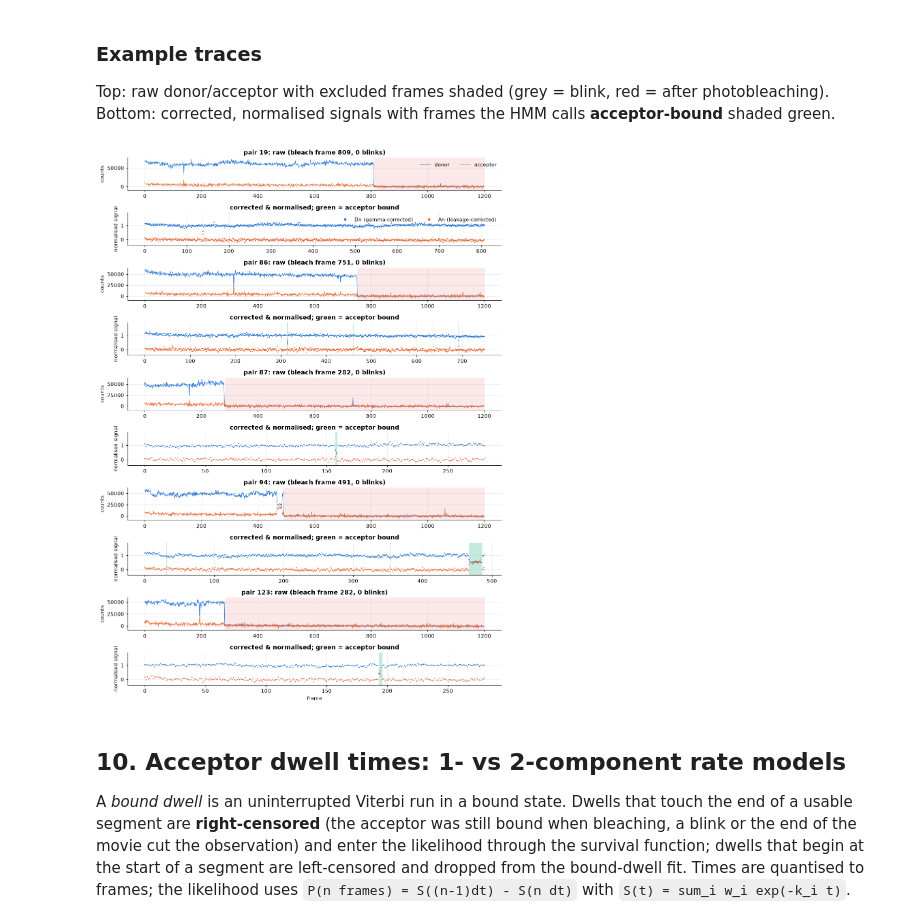
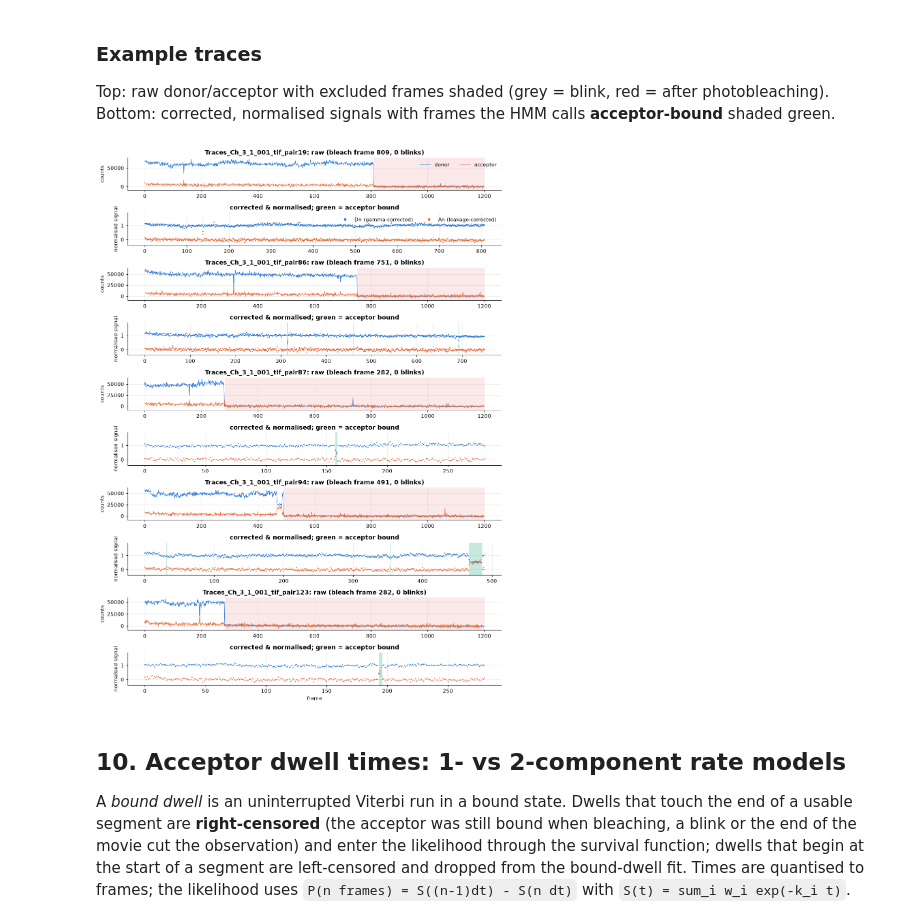
Before and after one commit to emc2emc2/20261001-FRET-colocalization, a Jupyter notebook: smfret_hmm_pipeline.ipynb, the cells around one changed output. Cells and saved outputs as stored; diff of their text form; code cells hidden in the pictures.

```diff
--- a/smfret_hmm_pipeline.ipynb
+++ b/smfret_hmm_pipeline.ipynb
@@ -814,7 +822,7 @@ for n in norm:
     t, p = n["trace"], n["pp"]
     Xs = [np.column_stack([n["Dn"][s:e], n["An"][s:e]]) for s, e in n["segs"]]
     if not Xs:
-        trace_rows.append(dict(pair=t.pair, fit_ok=False, n_fit_frames=0))
+        trace_rows.append(dict(trace=t.name, fit_ok=False, n_fit_frames=0))
         continue
     L = [len(x) for x in Xs]
     model, ok = F.fit_individual_hmm(np.vstack(Xs), L, g, prior_strength=PRIOR_STRENGTH,
@@ -827,23 +835,23 @@ for n in norm:
         st = paths[pos:pos + len(x)]
         pos += len(x)
         b = bound_state[st]
-        bound_paths.append((f"pair{t.pair}", s, b))
+        bound_paths.append((t.name, s, b))
         frame_tables.append(pd.DataFrame(dict(
-            pair=t.pair, frame=np.arange(s, e), Dn=x[:, 0], An=x[:, 1], FRET=F.frame_fret(x[:, 0], x[:, 1]),
+            trace=t.name, pair=t.pair, frame=np.arange(s, e), Dn=x[:, 0], An=x[:, 1], FRET=F.frame_fret(x[:, 0], x[:, 1]),
             state=st, state_FRET=sE[st], bound=b)))
     for k in range(N_STATES):
-        indiv_states.append(dict(pair=t.pair, state=k, FRET=sE[k], occupancy=float(np.mean(np.concatenate(
+        indiv_states.append(dict(trace=t.name, pair=t.pair, state=k, FRET=sE[k], occupancy=float(np.mean(np.concatenate(
             [paths[sum(L[:i]):sum(L[:i + 1])] for i in range(len(L))]) == k))))
-    trace_rows.append(dict(pair=t.pair, fit_ok=ok, n_fit_frames=int(sum(L))))
+    trace_rows.append(dict(trace=t.name, fit_ok=ok, n_fit_frames=int(sum(L))))
 
 frames = pd.concat(frame_tables, ignore_index=True)
 dwells = F.extract_dwells(bound_paths)
 
-summary = qc[qc.accepted].reset_index(drop=True).merge(pd.DataFrame(trace_rows), on="pair", how="left")
+summary = qc[qc.accepted].reset_index(drop=True).merge(pd.DataFrame(trace_rows), on="trace", how="left")
 summary["mean_total_counts"] = [n["mean_total"] for n in norm]
-per_trace = frames.groupby("pair").agg(bound_frames=("bound", "sum"), frames_fit=("bound", "size"))
-summary = summary.merge(per_trace, on="pair", how="left")
-summary["n_bound_events"] = summary.pair.map(dwells[dwells.bound].groupby(dwells.trace.str.replace("pair", "").astype(int)).size()).fillna(0).astype(int)
+per_trace = frames.groupby("trace").agg(bound_frames=("bound", "sum"), frames_fit=("bound", "size"))
+summary = summary.merge(per_trace, on="trace", how="left")
+summary["n_bound_events"] = summary.trace.map(dwells[dwells.bound].groupby("trace").size()).fillna(0).astype(int)
 summary["bound_fraction"] = summary.bound_frames / summary.frames_fit
 print(f"individual fits ok: {int(summary.fit_ok.sum())} / {len(summary)}")
 summary.round(3)
@@ -862,33 +870,33 @@ Bottom: corrected, normalised signals with frames the HMM calls **acceptor-bound
 # %%
 sel = norm[:N_EXAMPLE_TRACES]
 fig, axes = plt.subplots(2 * len(sel), 1, figsize=(11, 3.0 * len(sel)), sharex=False)
 axes = np.atleast_1d(axes)
 for i, n in enumerate(sel):
     t, p = n["trace"], n["pp"]
     a0, a1 = axes[2 * i], axes[2 * i + 1]
     fr = np.arange(t.n_frames)
     a0.plot(fr, t.D, color=C_D, lw=0.8, label="donor")
     a0.plot(fr, t.A, color=C_A, lw=0.8, label="acceptor")
     for s, e in p.blinks:
         a0.axvspan(s, e, color="0.6", alpha=0.35, lw=0)
     if p.bleach_frame is not None:
         a0.axvspan(p.bleach_frame, t.n_frames, color="#e34948", alpha=0.12, lw=0)
-    a0.set(ylabel="counts", title=f"pair {t.pair}: raw (bleach frame {p.bleach_frame}, {len(p.blinks)} blinks)")
+    a0.set(ylabel="counts", title=f"{t.name}: raw (bleach frame {p.bleach_frame}, {len(p.blinks)} blinks)")
     a1.plot(fr[p.valid], n["Dn"][p.valid], ".", ms=2, color=C_D, label="Dn (gamma-corrected)")
     a1.plot(fr[p.valid], n["An"][p.valid], ".", ms=2, color=C_A, label="An (leakage-corrected)")
-    ft = frames[frames.pair == t.pair]
+    ft = frames[frames.trace == t.name]
     for s, e in F.find_runs(np.isin(fr, ft.frame[ft.bound])):
         a1.axvspan(s, e, color=C_BOUND, alpha=0.25, lw=0)
     a1.set(ylabel="normalised signal", ylim=(-0.4, 1.9), title="corrected & normalised; green = acceptor bound")
     if i == 0:
         a0.legend(loc="upper right", ncol=2)
         a1.legend(loc="upper right", ncol=2, markerscale=4)
 axes[-1].set_xlabel("frame")
 fig.tight_layout()
 fig.savefig(out / "figures" / "example_traces.png", bbox_inches="tight")
 plt.show()
 # %% [output]
-[figure, old version]
+[figure, new version]
 # %% [markdown]
 ## 10. Acceptor dwell times: 1- vs 2-component rate models
 
```
Also changed, not shown: parts of 7 cells of this notebook.
